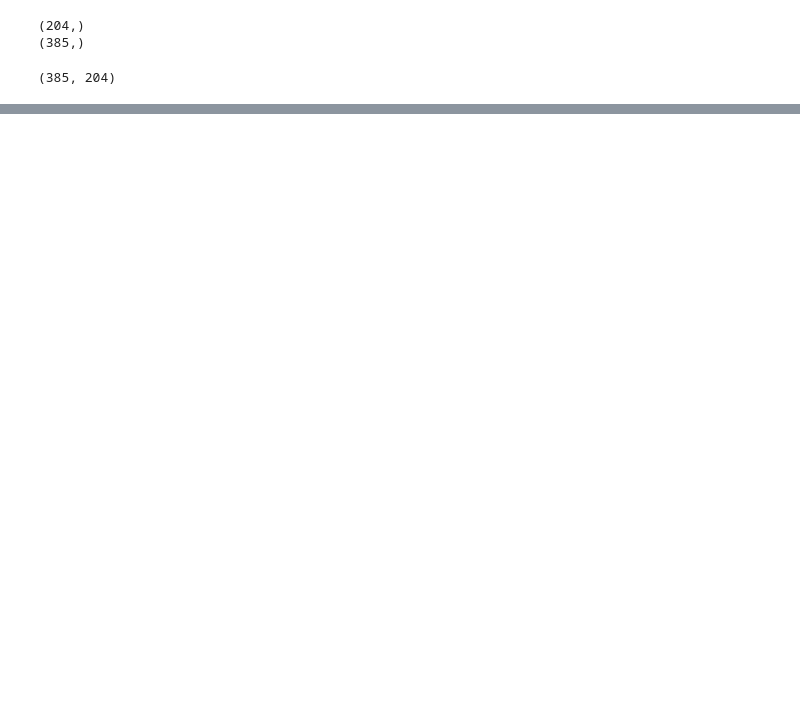
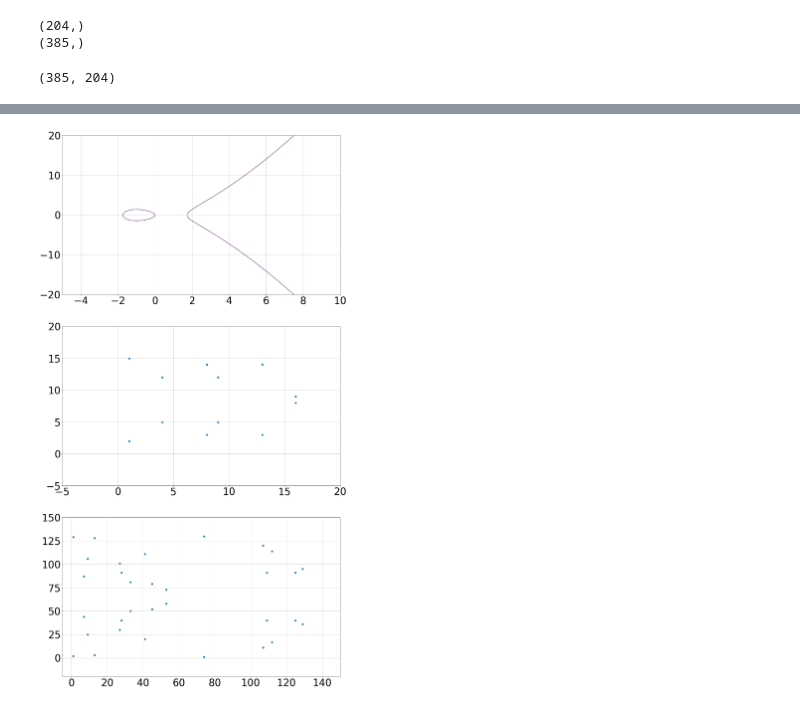
Before and after one commit to u6684258/sonic, a Jupyter notebook: src/RSP/test.ipynb, the cells around one changed output, grey strips where cells are left out. Drawn from its saved outputs; the diff is of its cells as text; code cells hidden in the pictures; blank space fills up the shorter version.

```diff
--- a/src/RSP/test.ipynb
+++ b/src/RSP/test.ipynb
@@ -1112,0 +1216,83 @@ for index, row in coeff.iterrows():
+# %%
+
+
+a = 3
+b = 0
+root = 17
+
+points_17 = [(    1,     2),
+(   13,    14),
+(    4,    12),
+(    8,     3),
+(   16,     8),
+(    9,     5),
+(    9,    12),
+(   16,     9),
+(    8,    14),
+(    4,     5),
+(   13,     3),
+(    1,    15)]
+
+points_131 = [(    1,     2),
+(   33,    81),
+(   28,    91),
+(    9,    25),
+(   74,     1),
+(  109,    91),
+(    7,    44),
+(   41,   111),
+(  125,    40),
+(  112,   114),
+(  107,   120),
+(   13,   128),
+(  129,    95),
+(   45,    52),
+(   53,    58),
+(   27,   101),
+(   27,    30),
+(   53,    73),
+(   45,    79),
+(  129,    36),
+(   13,     3),
+(  107,    11),
+(  112,    17),
+(  125,    91),
+(   41,    20),
+(    7,    87),
+(  109,    40),
+(   74,   130),
+(    9,   106),
+(   28,    40),
+(   33,    50),
+(    1,   129)]
+
+# plt.figure(figsize=(40, 60))
+y, x = np.ogrid[-50:50:0.01, -50:50:0.01]
+fig, axs = plt.subplots(3, figsize=(20, 40))
+plt.rc('xtick', labelsize=40)
+plt.rc('ytick', labelsize=40)
+axs[0].contour(x.ravel(), y.ravel(), pow(y, 2) - pow(x, 3) + x * a + b, [0])
+axs[0].set_xlim(-5, 10)
+axs[0].set_ylim(-20, 20)
+axs[0].grid()
+to_plot = pd.DataFrame(points_17)
+to_plot.columns = ["x", "y"]
+to_plot = to_plot[to_plot["y"] != 0]
+axs[1].scatter(to_plot["x"], to_plot["y"], s=50)
+axs[1].set_xlim(-5, 20)
+axs[1].set_ylim(-5, 20)
+axs[1].grid()
+to_plot = pd.DataFrame(points_131)
+to_plot.columns = ["x", "y"]
+to_plot = to_plot[to_plot["y"] != 0]
+axs[2].scatter(to_plot["x"], to_plot["y"], s=50)
+axs[2].set_xlim(-5, 150)
+axs[2].set_ylim(-20, 150)
+axs[2].grid()
+plt.savefig("../../../../../ECPlot_special.pdf")
+plt.show()
+
+
+# to_plot
+# %% [output]
+[figure, added]
```
Also changed, not shown: parts of 9 cells of this notebook, 30 other files.
